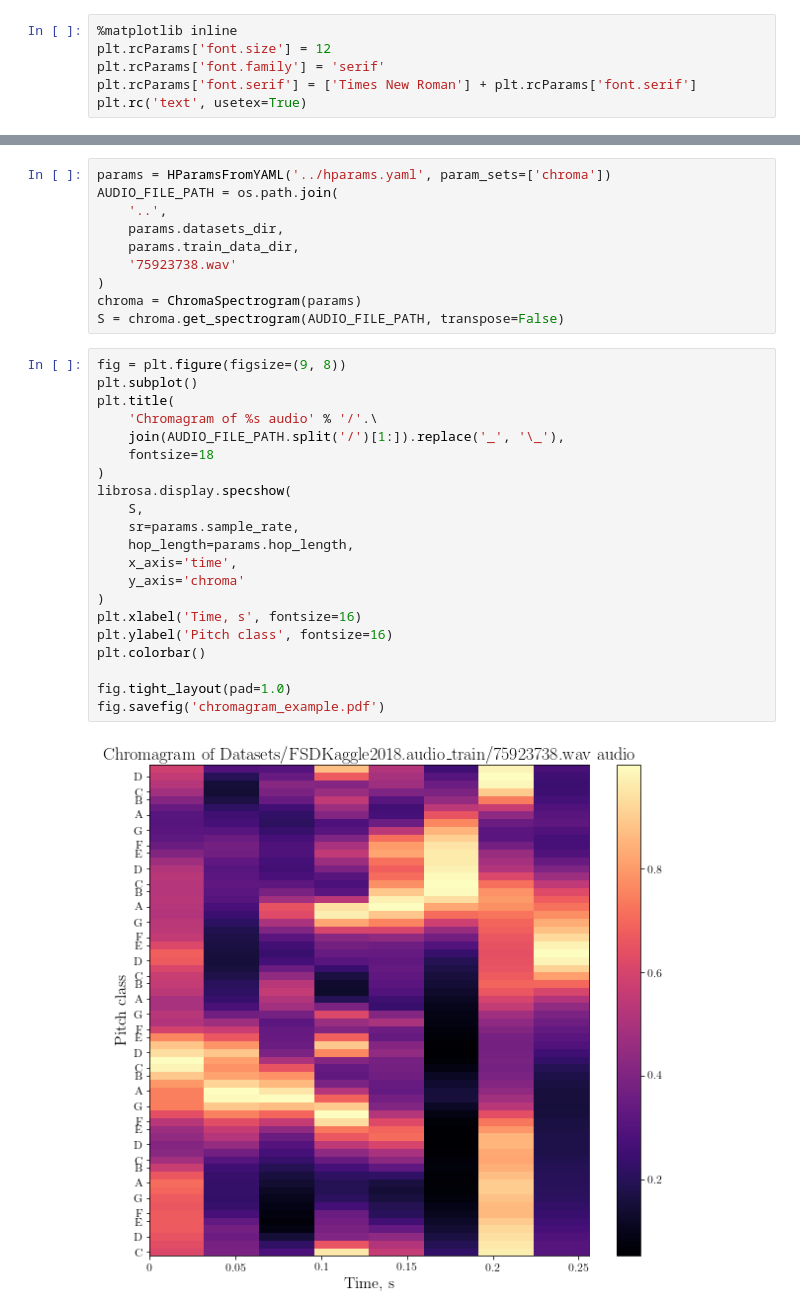
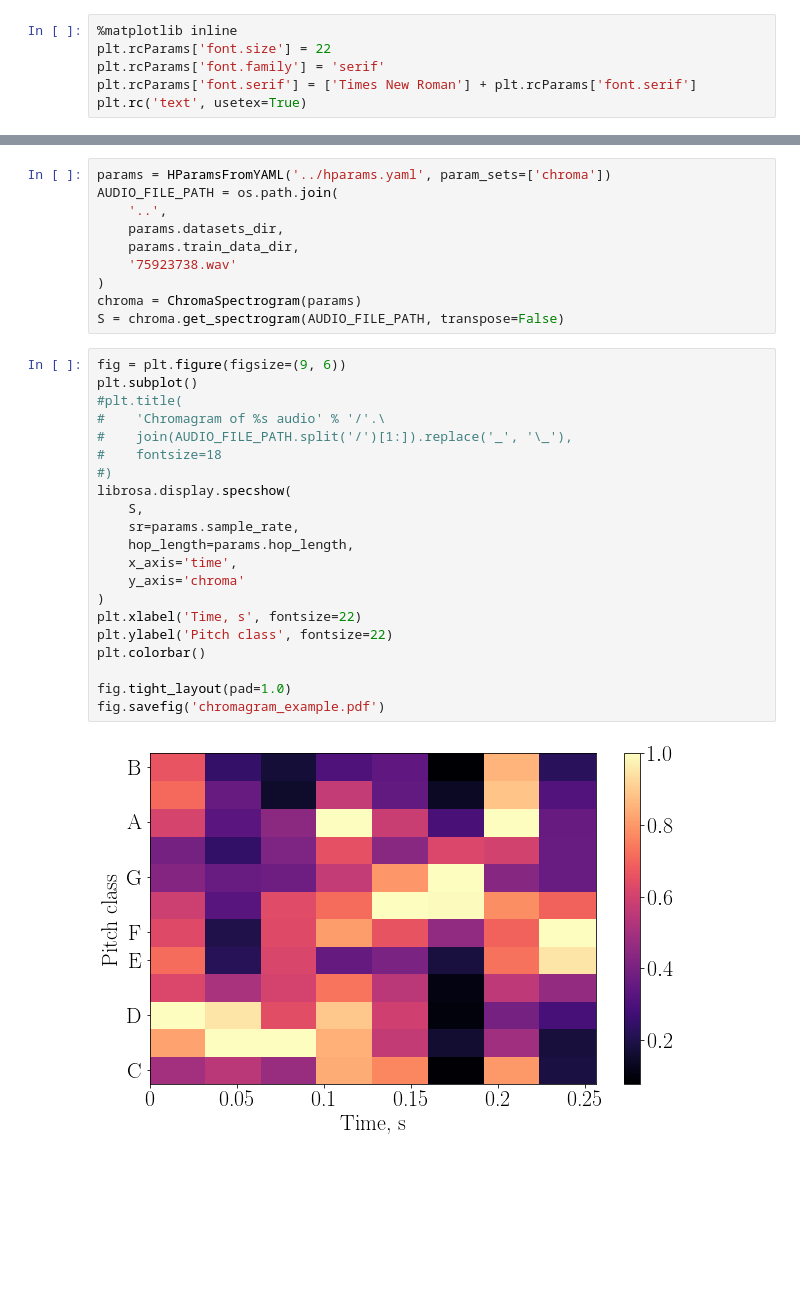
Before and after one commit to roman1e2f5p8s/audio_classification, a Jupyter notebook: notebooks/log_mel_example.ipynb, the cells around one changed output, grey strips where cells are left out. Drawn from its saved outputs; the diff is of its cells as text; blank space fills up the shorter version.

```diff
--- a/notebooks/log_mel_example.ipynb
+++ b/notebooks/log_mel_example.ipynb
@@ -11,7 +11,7 @@ from src.features import LogMelSpectrogram, MfccSpectrogram, ChromaSpectrogram
 sys.path.pop(0);
 # %%
 %matplotlib inline
-plt.rcParams['font.size'] = 12
+plt.rcParams['font.size'] = 22
 plt.rcParams['font.family'] = 'serif'
 plt.rcParams['font.serif'] = ['Times New Roman'] + plt.rcParams['font.serif']
 plt.rc('text', usetex=True)
@@ -96,25 +96,25 @@ AUDIO_FILE_PATH = os.path.join(
 chroma = ChromaSpectrogram(params)
 S = chroma.get_spectrogram(AUDIO_FILE_PATH, transpose=False)
 # %%
-fig = plt.figure(figsize=(9, 8))
+fig = plt.figure(figsize=(9, 6))
 plt.subplot()
-plt.title(
-    'Chromagram of %s audio' % '/'.\
-    join(AUDIO_FILE_PATH.split('/')[1:]).replace('_', '\_'),
-    fontsize=18
-)
+#plt.title(
+#    'Chromagram of %s audio' % '/'.\
+#    join(AUDIO_FILE_PATH.split('/')[1:]).replace('_', '\_'),
+#    fontsize=18
+#)
 librosa.display.specshow(
     S,
     sr=params.sample_rate,
     hop_length=params.hop_length,
     x_axis='time',
     y_axis='chroma'
 )
-plt.xlabel('Time, s', fontsize=16)
-plt.ylabel('Pitch class', fontsize=16)
+plt.xlabel('Time, s', fontsize=22)
+plt.ylabel('Pitch class', fontsize=22)
 plt.colorbar()
 
 fig.tight_layout(pad=1.0)
 fig.savefig('chromagram_example.pdf')
 # %% [output]
-[figure, old version]
+[figure, new version]
```
Also changed, not shown: parts of 2 cells of this notebook, 8 other files.
